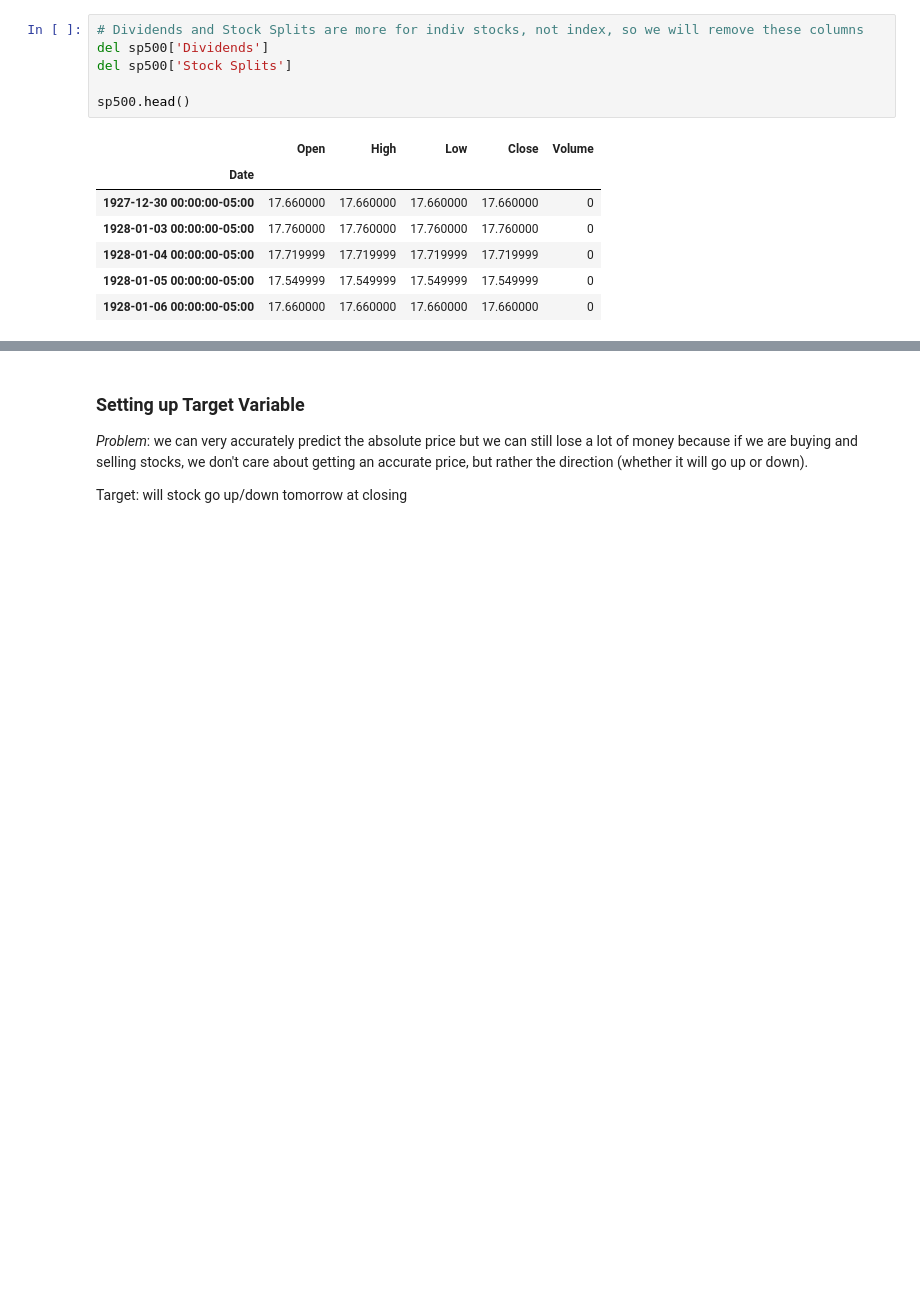
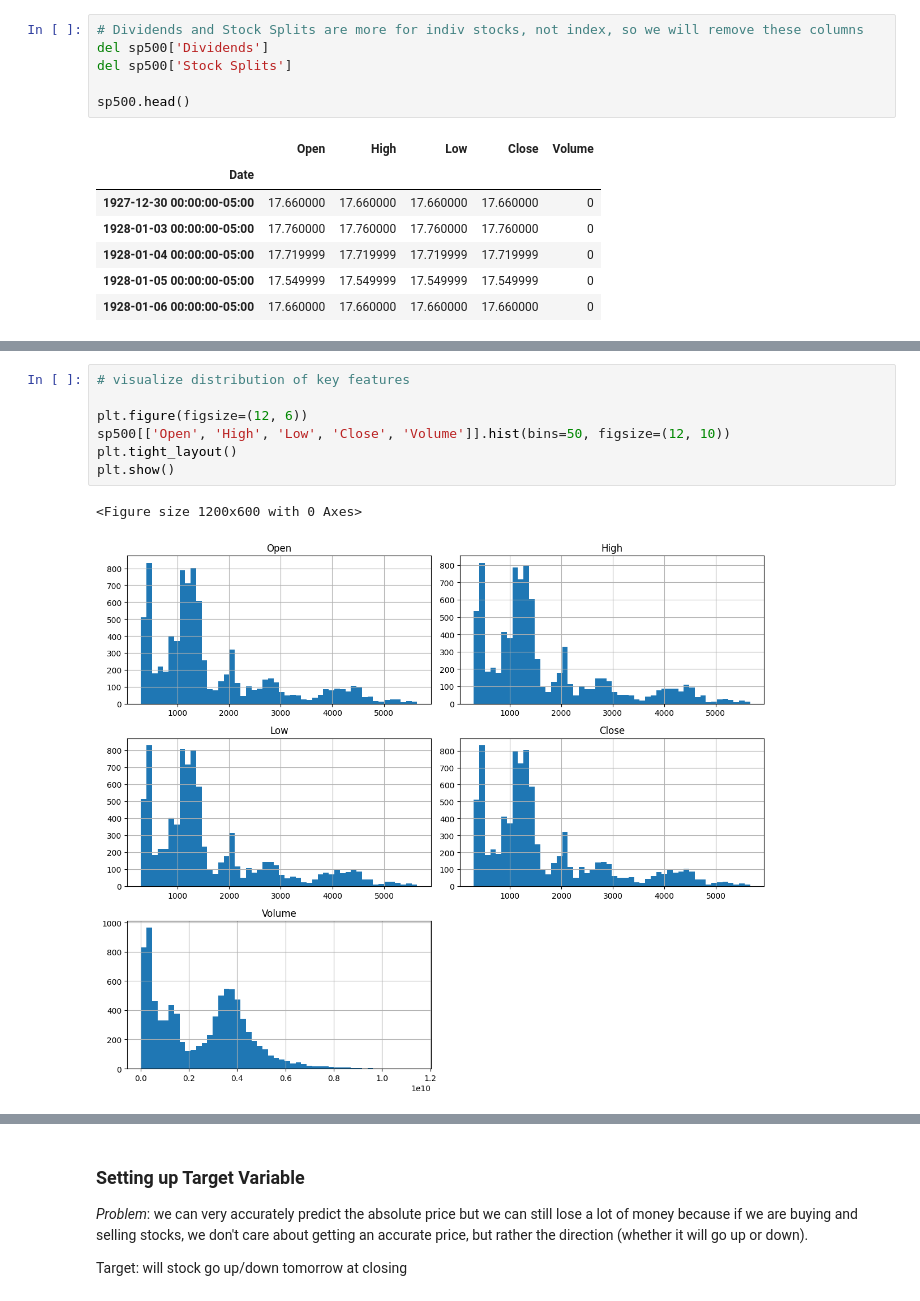
Before and after one commit to boxler135/Stock-Market-Analysis, a Jupyter notebook: EDA.ipynb, the cells around one changed output, grey strips where cells are left out. Cells and saved outputs as stored; diff of their text form; blank space fills up the shorter version.

```diff
--- a/EDA.ipynb
+++ b/EDA.ipynb
@@ -72,0 +187,10 @@ sp500.head()
+# %%
+# visualize distribution of key features
+
+plt.figure(figsize=(12, 6))
+sp500[['Open', 'High', 'Low', 'Close', 'Volume']].hist(bins=50, figsize=(12, 10))
+plt.tight_layout()
+plt.show()
+# %% [output]
+<Figure size 1200x600 with 0 Axes>
+[figure, added]
```
Also changed, not shown: parts of 19 cells of this notebook, 1 other file.
